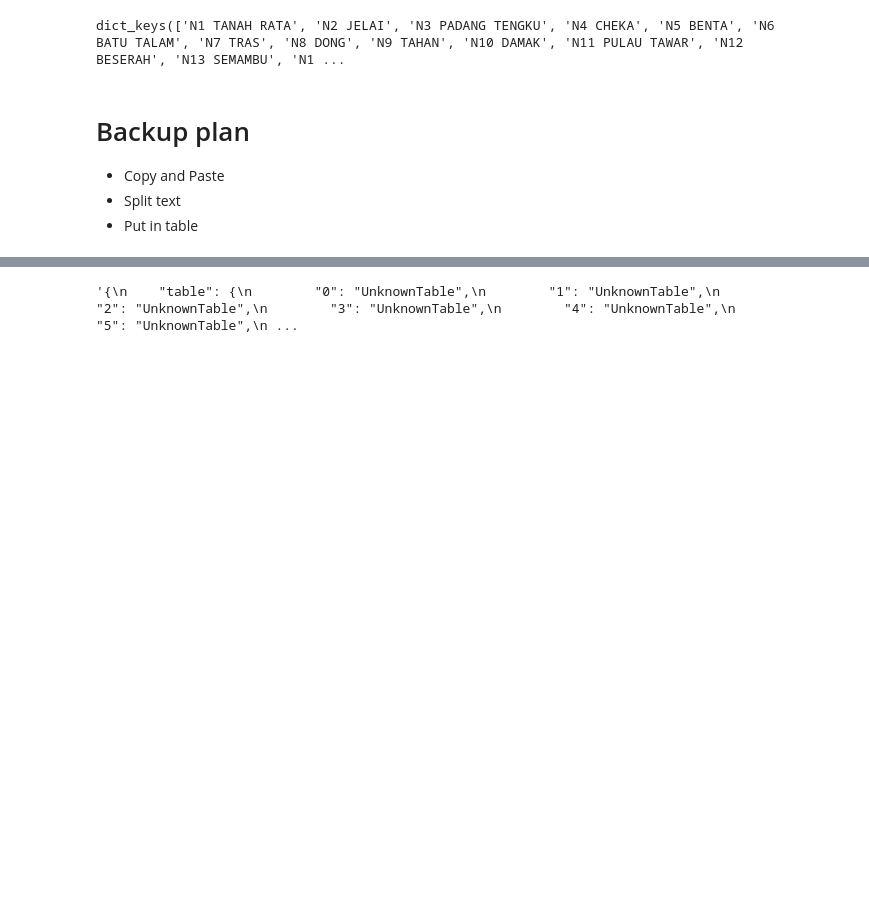
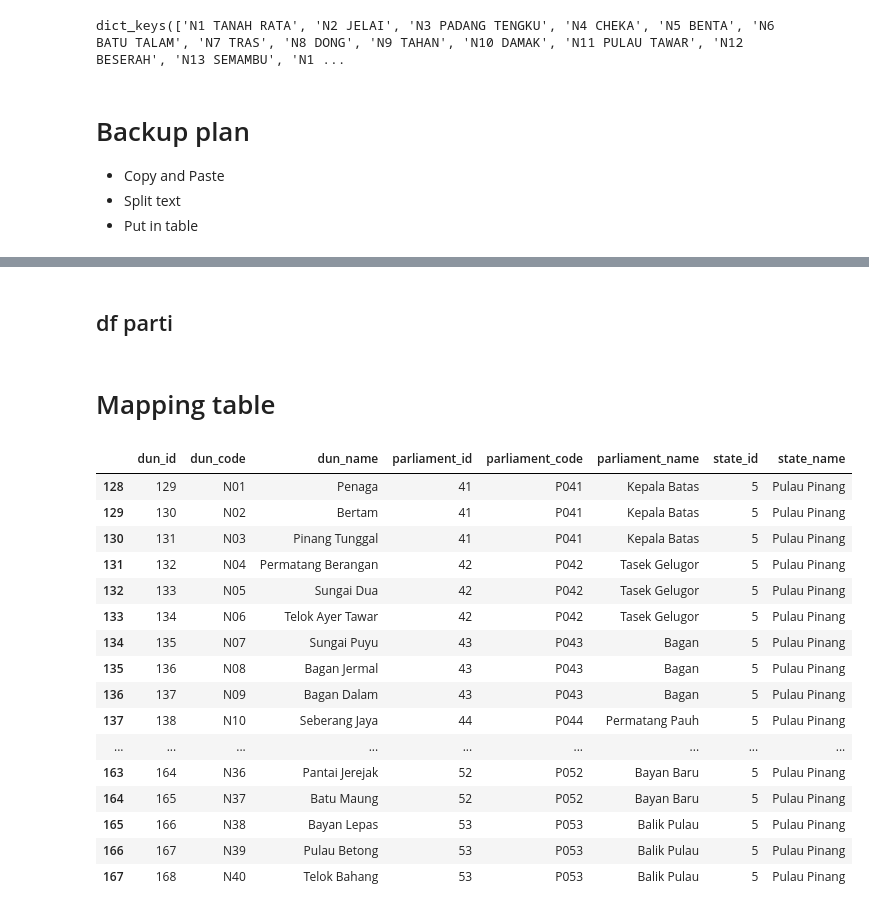
Before and after one commit to INVOKE-Analytics/prn_calon_scraper, a Jupyter notebook: scrap.ipynb, the cells around one changed output, grey strips where cells are left out. Saved outputs shown, nothing was run; the diff lists cells and outputs as text; code cells hidden in the pictures; blank space fills up the shorter version.

```diff
--- a/scrap.ipynb
+++ b/scrap.ipynb
@@ -2520,11 +2521,0 @@ duns_dict = {
-# %%
-df_dun_df = pd.read_json("duns_json.json", orient="columns")
-out = df_dun_df.to_json(orient="columns")
-
-parsed = loads(out)
-json_out = dumps(parsed, indent=4)
-
-df_final =
-# out.to_json("test.json", orient="table")
-# %% [output]
-'{\n    "table": {\n        "0": "UnknownTable",\n        "1": "UnknownTable",\n        "2": "UnknownTable",\n        "3": "UnknownTable",\n        "4": "UnknownTable",\n        "5": "UnknownTable",\n ...
@@ -2530,0 +2524,2 @@ df_final =
+# %% [markdown]
+## df parti
@@ -2530,0 +2551,47 @@ df_final =
+# %% [markdown]
+# Mapping table
+# %%
+from pathlib import Path
+
+extracted_path = Path("/home/ammar/INVOKE/calon_PRN_scrapper/extracted_calon")
+df_kedah = pd.read_excel(extracted_path / "kedah_prn.xlsx")
+df_kelantan = pd.read_excel(extracted_path / "kelantan_prn.xlsx")
+df_terengganu = pd.read_excel(extracted_path / "terengganu_prn.xlsx")
+df_negeri_sembilan = pd.read_excel(extracted_path / "negeri_sembilan_prn.xlsx")
+df_pinang = pd.read_excel(extracted_path / "pinang_prn.xlsx")
+df_selangor = pd.read_excel(extracted_path / "selangor_prn.xlsx")
+
+df_duns = pd.read_csv("duns_table.csv")
+df_party = pd.read_csv("party_table.csv")
+# %%
+df_dun_kedah = df_duns.loc[df_duns["state_name"] == "Kedah"]
+df_dun_kelantan = df_duns.loc[df_duns["state_name"] == "Kelantan"]
+df_dun_pinang = df_duns.loc[df_duns["state_name"] == "Pulau Pinang"]
+df_dun_terengganu = df_duns.loc[df_duns["state_name"] == "Terengganu"]
+df_dun_negeri_sem = df_duns.loc[df_duns["state_name"] == "Negeri Sembilan"]
+df_dun_selangor = df_duns.loc[df_duns["state_name"] == "Selangor"]
+
+# df_dun_kedah.head(5)
+df_party_new = df_party.loc[
+    df_party["name"].isin(["BARISAN NASIONAL", "PAKATAN HARAPAN", "PERIKATAN NASIONAL"])
+]
+# %%
+df_dun_pinang
+# %% [output]
+|  | dun_id | dun_code | dun_name | parliament_id | parliament_code | parliament_name | state_id | state_name |
+| 128 | 129 | N01 | Penaga | 41 | P041 | Kepala Batas | 5 | Pulau Pinang |
+| 129 | 130 | N02 | Bertam | 41 | P041 | Kepala Batas | 5 | Pulau Pinang |
+| 130 | 131 | N03 | Pinang Tunggal | 41 | P041 | Kepala Batas | 5 | Pulau Pinang |
+| 131 | 132 | N04 | Permatang Berangan | 42 | P042 | Tasek Gelugor | 5 | Pulau Pinang |
+| 132 | 133 | N05 | Sungai Dua | 42 | P042 | Tasek Gelugor | 5 | Pulau Pinang |
+| 133 | 134 | N06 | Telok Ayer Tawar | 42 | P042 | Tasek Gelugor | 5 | Pulau Pinang |
+| 134 | 135 | N07 | Sungai Puyu | 43 | P043 | Bagan | 5 | Pulau Pinang |
+| 135 | 136 | N08 | Bagan Jermal | 43 | P043 | Bagan | 5 | Pulau Pinang |
+| 136 | 137 | N09 | Bagan Dalam | 43 | P043 | Bagan | 5 | Pulau Pinang |
+| 137 | 138 | N10 | Seberang Jaya | 44 | P044 | Permatang Pauh | 5 | Pulau Pinang |
+| ... | ... | ... | ... | ... | ... | ... | ... | ... |
+| 163 | 164 | N36 | Pantai Jerejak | 52 | P052 | Bayan Baru | 5 | Pulau Pinang |
+| 164 | 165 | N37 | Batu Maung | 52 | P052 | Bayan Baru | 5 | Pulau Pinang |
+| 165 | 166 | N38 | Bayan Lepas | 53 | P053 | Balik Pulau | 5 | Pulau Pinang |
+| 166 | 167 | N39 | Pulau Betong | 53 | P053 | Balik Pulau | 5 | Pulau Pinang |
+| 167 | 168 | N40 | Telok Bahang | 53 | P053 | Balik Pulau | 5 | Pulau Pinang |
```
Also changed, not shown: parts of 20 cells of this notebook, 13 other files.
